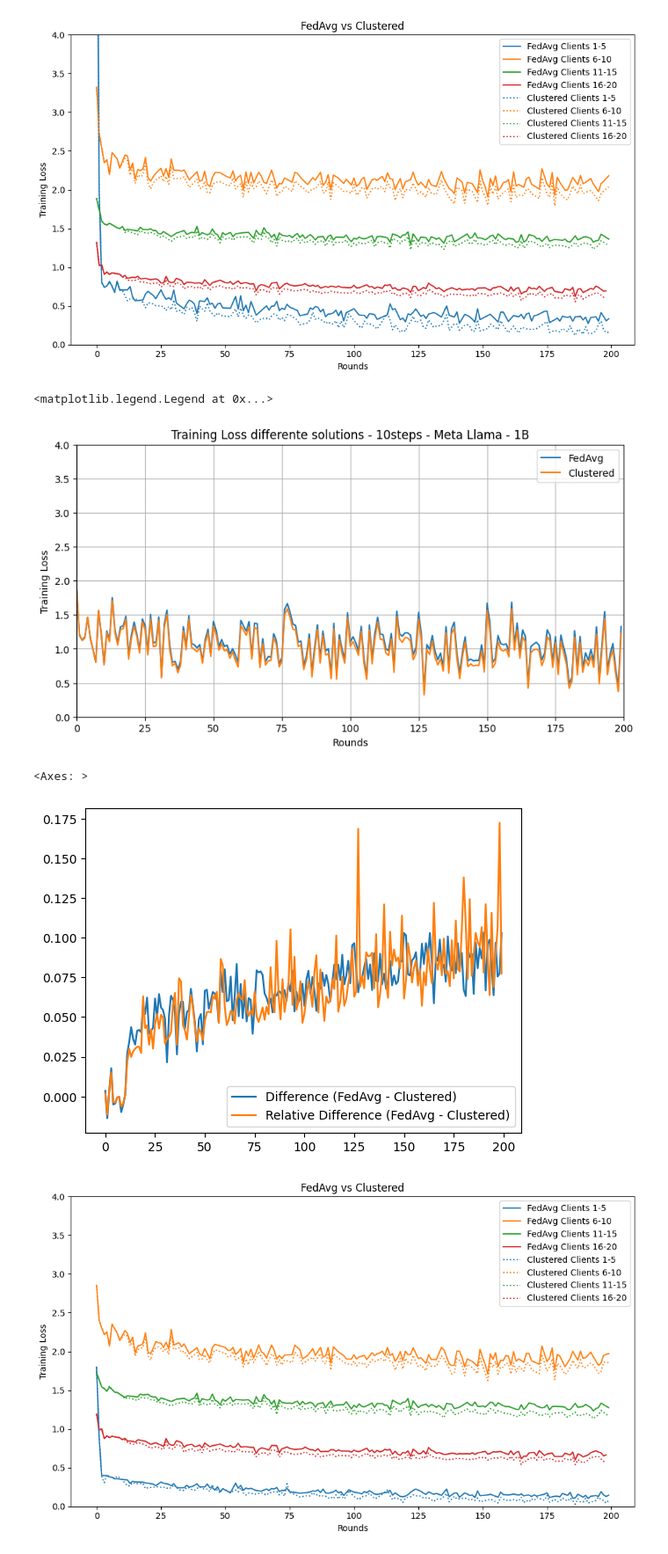
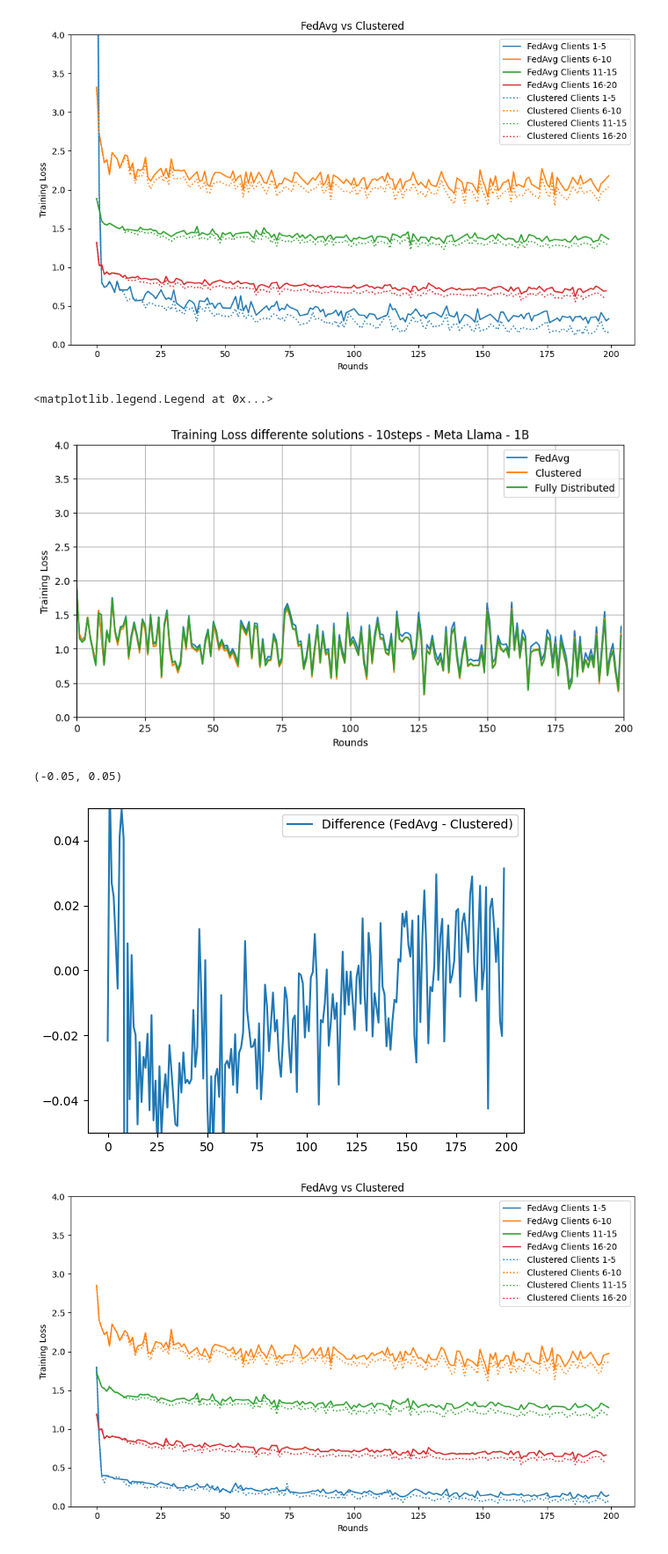
Before and after one commit to GabrielTalasso/FT_LLM_FL, a Jupyter notebook: evaluations_multitask.ipynb, the cells around one changed output. Shown at 88% size. Cells and saved outputs as stored; diff of their text form; code cells hidden in the pictures.

Commit message:
fully distributed and dataset stat saving

```diff
--- a/evaluations_multitask.ipynb
+++ b/evaluations_multitask.ipynb
@@ -300,10 +300,22 @@ for r in range(len(data)):
     loss = loss.mean()
     losses2.append(loss)
 
+path = '/home/gabriel.talasso/FT_LLM_FL/output_multitask/Llama-3.2-1B/fully_distributed_multitask_clustered_c20s5_i10_b16a1_l1024_r8a16_20250402104116/training_loss.npy'
+data = np.load(path, allow_pickle=True)
+
+losses3 = []
+data = data.T
+for r in range(len(data)):
+    loss = np.where(data[r] != -1, data[r], np.nan)
+    loss = loss[~np.isnan(loss)]
+    loss = loss.mean()
+    losses3.append(loss)
+
 plt.figure(figsize=(10, 5))
 
 sns.lineplot(x=range(len(losses)), y=losses, label='FedAvg')
 sns.lineplot(x=range(len(losses2)), y=losses2, label='Clustered')
+sns.lineplot(x=range(len(losses3)), y=losses3, label='Fully Distributed')
 
 # Set overall title
 plt.title('Training Loss differente solutions - 10steps - Meta Llama - 1B')
@@ -315,19 +327,20 @@ plt.grid(True)
 plt.legend()
 # %% [output]
 <matplotlib.legend.Legend at 0x...>
-[figure, old version]
+[figure, new version]
 # %%
 diff = []
 relative_diff = []
-for i in range(min(len(losses), len(losses2))):
-    diff.append(losses[i] - losses2[i])
+for i in range(min(len(losses), len(losses3))):
+    diff.append(losses2[i] - losses3[i])
     relative_diff.append((losses[i] - losses2[i]) / losses[i])
 
 sns.lineplot(x=range(len(diff)), y=diff, label='Difference (FedAvg - Clustered)')
-sns.lineplot(x=range(len(relative_diff)), y=relative_diff, label='Relative Difference (FedAvg - Clustered)')
+#sns.lineplot(x=range(len(relative_diff)), y=relative_diff, label='Relative Difference (FedAvg - Clustered)')
+plt.ylim(-0.05, 0.05)
 # %% [output]
-<Axes: >
+(-0.05, 0.05)
-[figure, old version]
+[figure, new version]
 # %%
 fig, ax = plt.subplots(figsize=(10, 6))
 
```
Also changed, not shown: parts of 7 cells of this notebook, 4 other files.
